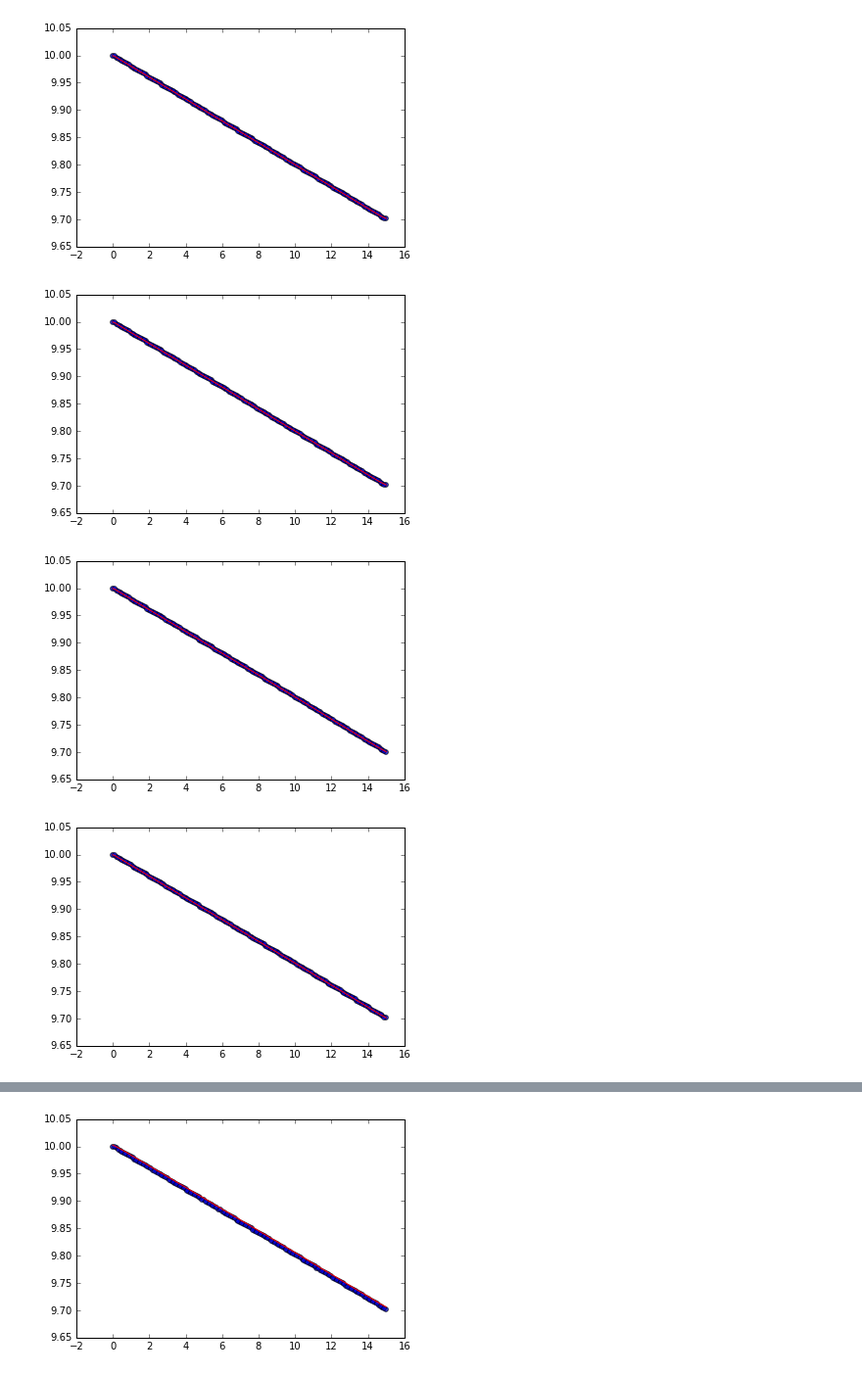
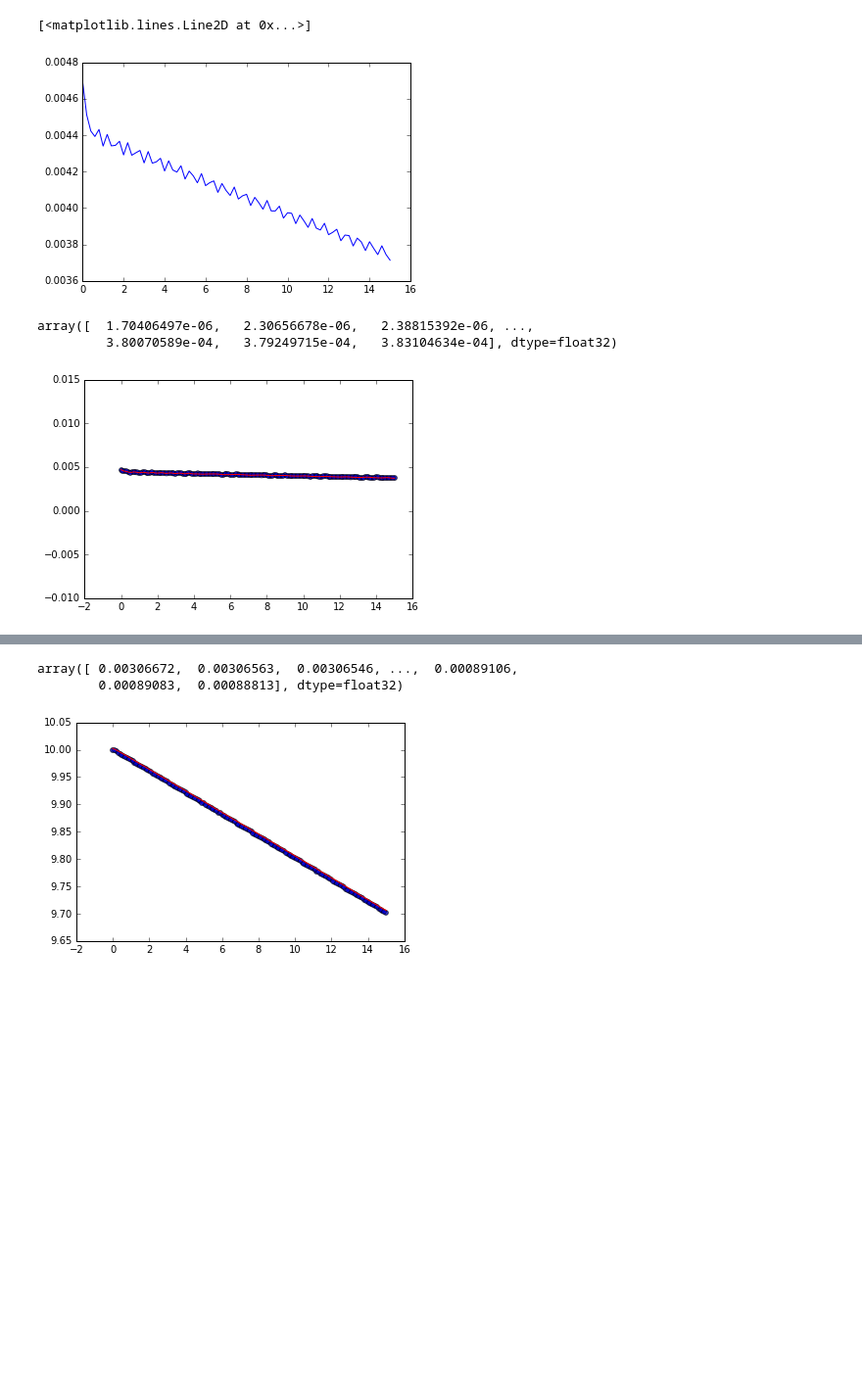
Before and after one commit to GeoscienceAustralia/anuga_core, a Jupyter notebook: manuscripts/analytical_solutions/sww_animator.ipynb, the cells around one changed output, grey strips where cells are left out. Shown at 98% size. Saved outputs shown, nothing was run; the diff lists cells and outputs as text; code cells hidden in the pictures; blank space fills up the shorter version.

```diff
--- a/manuscripts/analytical_solutions/sww_animator.ipynb
+++ b/manuscripts/analytical_solutions/sww_animator.ipynb
@@ -49,7 +49,7 @@ def plot_sww(swwFile, plot_type, save_figs = True, return_val = False, plot = Tr
     elif plot_type == 'conc':
         try:
             conc = fid.variables['concentration'][:]
-            plotter = conc * (stage - elev)
+            plotter = conc
         except:
             print "Didn't save concentration."
 
@@ -63,7 +63,7 @@ def plot_sww(swwFile, plot_type, save_figs = True, return_val = False, plot = Tr
 
             plt.figure(figsize=(16,2))
             plt.tripcolor(triang, plotter[i], shading='gouraud', cmap='jet')
-            plt.clim([plotter.min(), plotter.max()])
+#             plt.clim([plotter.min(), plotter.max()])
             plt.colorbar()
             plt.show()
 
@@ -72,4 +72,4 @@ def plot_sww(swwFile, plot_type, save_figs = True, return_val = False, plot = Tr
 
         return x, y, plotter
 # %%
-x, y, val = plot_sww('plane1.sww', 'elev', return_val = True, plot = False)
+x, y, val = plot_sww('plane1.sww', 'conc', return_val = True, plot = True)
@@ -76,20 +89,27 @@ x, y, val = plot_sww('plane1.sww', 'elev', return_val = True, plot = False)
+# %%
+plt.plot(x[y == 1],val[-1][y == 1])
+# %% [output]
+[<matplotlib.lines.Line2D at 0x...>]
+[figure, added]
+# %%
+val[-1]
+# %% [output]
+array([  1.70406497e-06,   2.30656678e-06,   2.38815392e-06, ...,
+         3.80070589e-04,   3.79249715e-04,   3.83104634e-04], dtype=float32)
 # %%
 import scipy.interpolate as sp
 
 
 xx = np.hstack((np.linspace(0.000001,4,30), np.linspace(4.1,15,30)))
 
-for i in range(1,10):
+for i in [-1]:
 
     fl = sp.interp1d(x, val[i], kind='linear')
     # fc = sp.interp1d(x, val[i], kind='cubic')
 
     plt.scatter(x, val[i], alpha = 0.1, hold=True)
     plt.plot(xx, fl(xx), 'r')
 #     plt.ylim([0.0005,0.0035])
     plt.show()
 # %% [output]
-[figure, old version]
+[figure, new version]
-[figure, removed]
-[figure, removed]
-[figure, removed]
@@ -101,3 +116,8 @@ for i in range(1,10):
+# %%
+val[-1]
+# %% [output]
+array([ 0.00306672,  0.00306563,  0.00306546, ...,  0.00089106,
+        0.00089083,  0.00088813], dtype=float32)
 # %%
 import scipy.interpolate as sp
 
```
Also changed, not shown: parts of 2 cells of this notebook, 18 other files.
